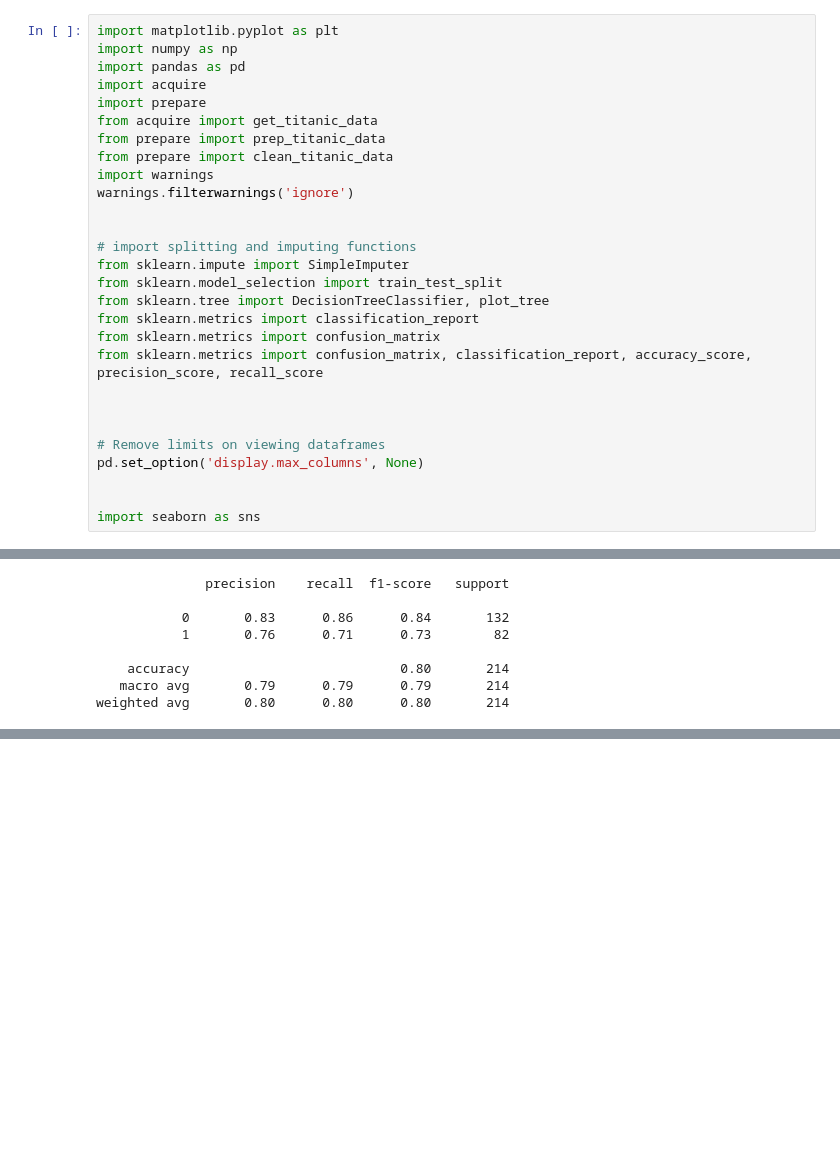
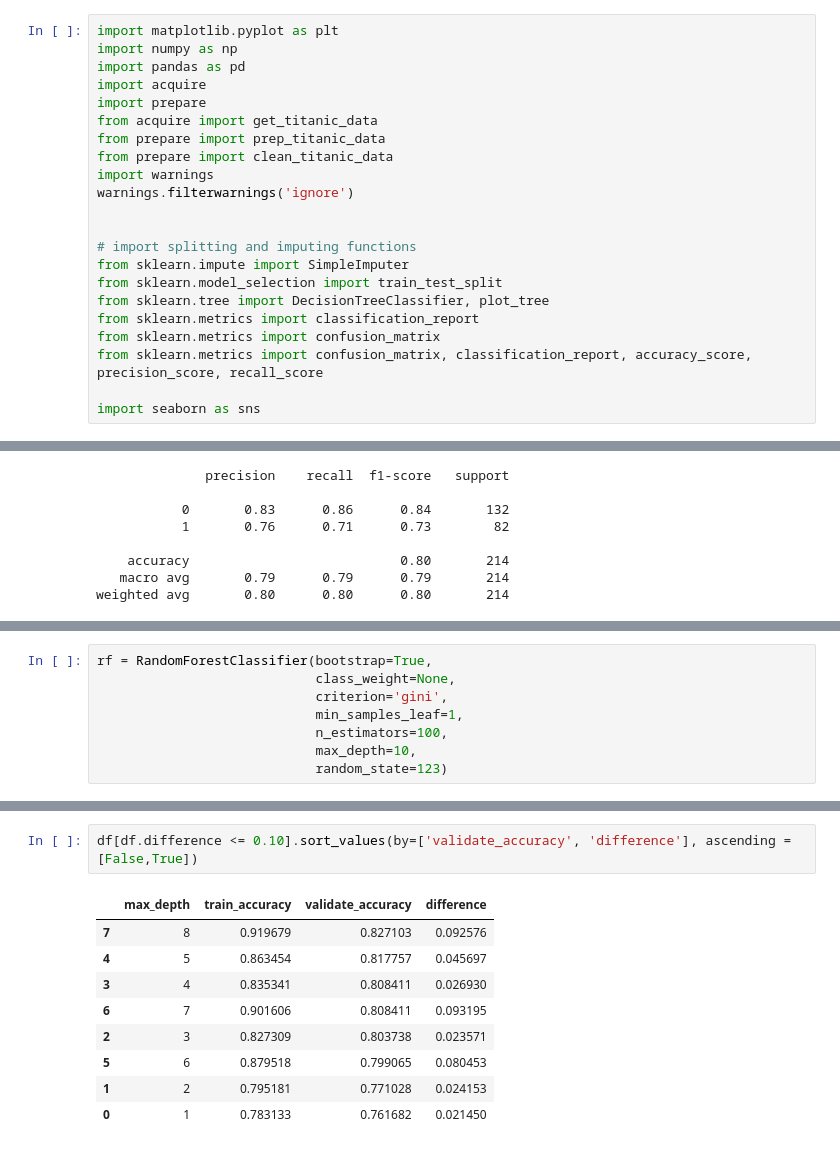
Before and after one commit to dlmitc3/classification_exercises, a Jupyter notebook: model.ipynb, the cells around one changed output, grey strips where cells are left out. Drawn from its saved outputs; the diff is of its cells as text; blank space fills up the shorter version.

```diff
--- a/model.ipynb
+++ b/model.ipynb
@@ -21,12 +21,6 @@ from sklearn.metrics import classification_report
 from sklearn.metrics import confusion_matrix
 from sklearn.metrics import confusion_matrix, classification_report, accuracy_score, precision_score, recall_score
 
-
-
-# Remove limits on viewing dataframes
-pd.set_option('display.max_columns', None)
-
-
 import seaborn as sns
 # %%
 # acquire the data
@@ -454,0 +481,8 @@ weighted avg       0.80      0.80      0.80       214
+# %%
+rf = RandomForestClassifier(bootstrap=True,
+                            class_weight=None,
+                            criterion='gini',
+                            min_samples_leaf=1,
+                            n_estimators=100,
+                            max_depth=10,
+                            random_state=123)
@@ -454,0 +661,12 @@ weighted avg       0.80      0.80      0.80       214
+# %%
+df[df.difference <= 0.10].sort_values(by=['validate_accuracy', 'difference'], ascending = [False,True])
+# %% [output]
+|  | max_depth | train_accuracy | validate_accuracy | difference |
+| 7 | 8 | 0.919679 | 0.827103 | 0.092576 |
+| 4 | 5 | 0.863454 | 0.817757 | 0.045697 |
+| 3 | 4 | 0.835341 | 0.808411 | 0.026930 |
+| 6 | 7 | 0.901606 | 0.808411 | 0.093195 |
+| 2 | 3 | 0.827309 | 0.803738 | 0.023571 |
+| 5 | 6 | 0.879518 | 0.799065 | 0.080453 |
+| 1 | 2 | 0.795181 | 0.771028 | 0.024153 |
+| 0 | 1 | 0.783133 | 0.761682 | 0.021450 |
```
Also changed, not shown: parts of 25 cells of this notebook.
